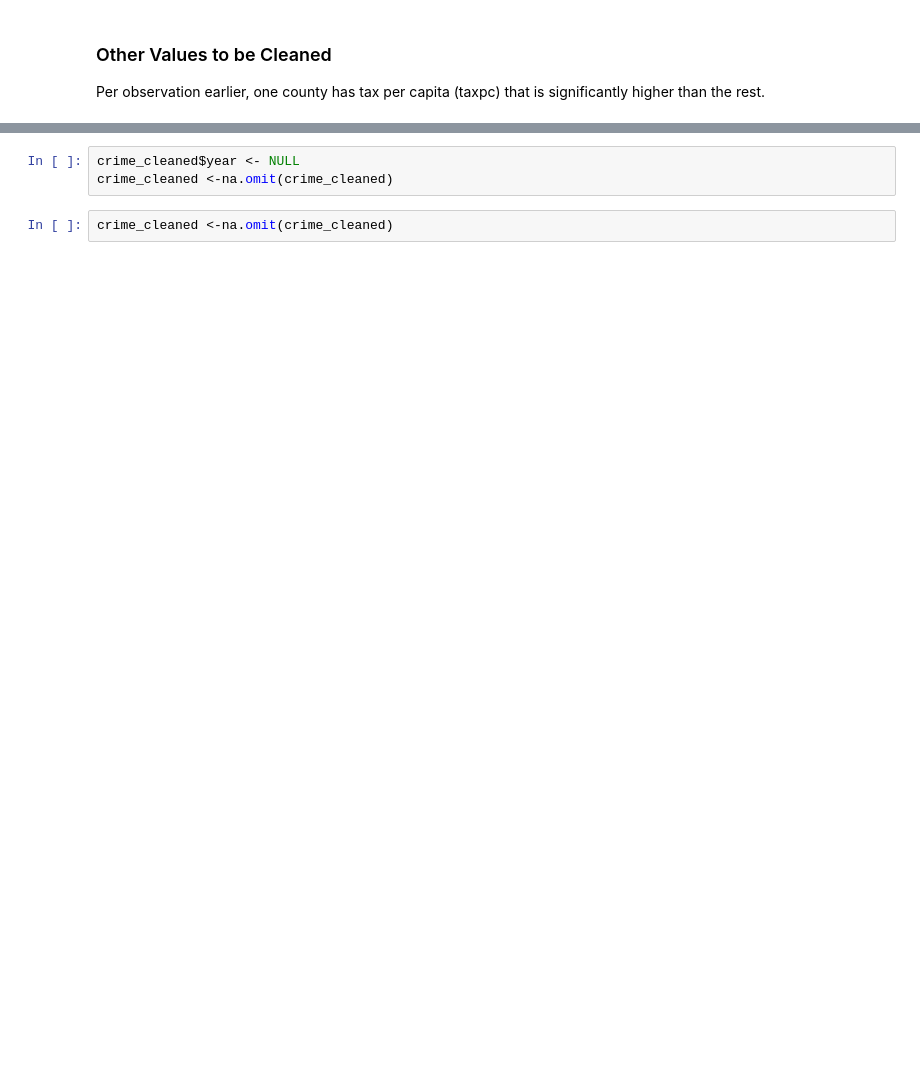
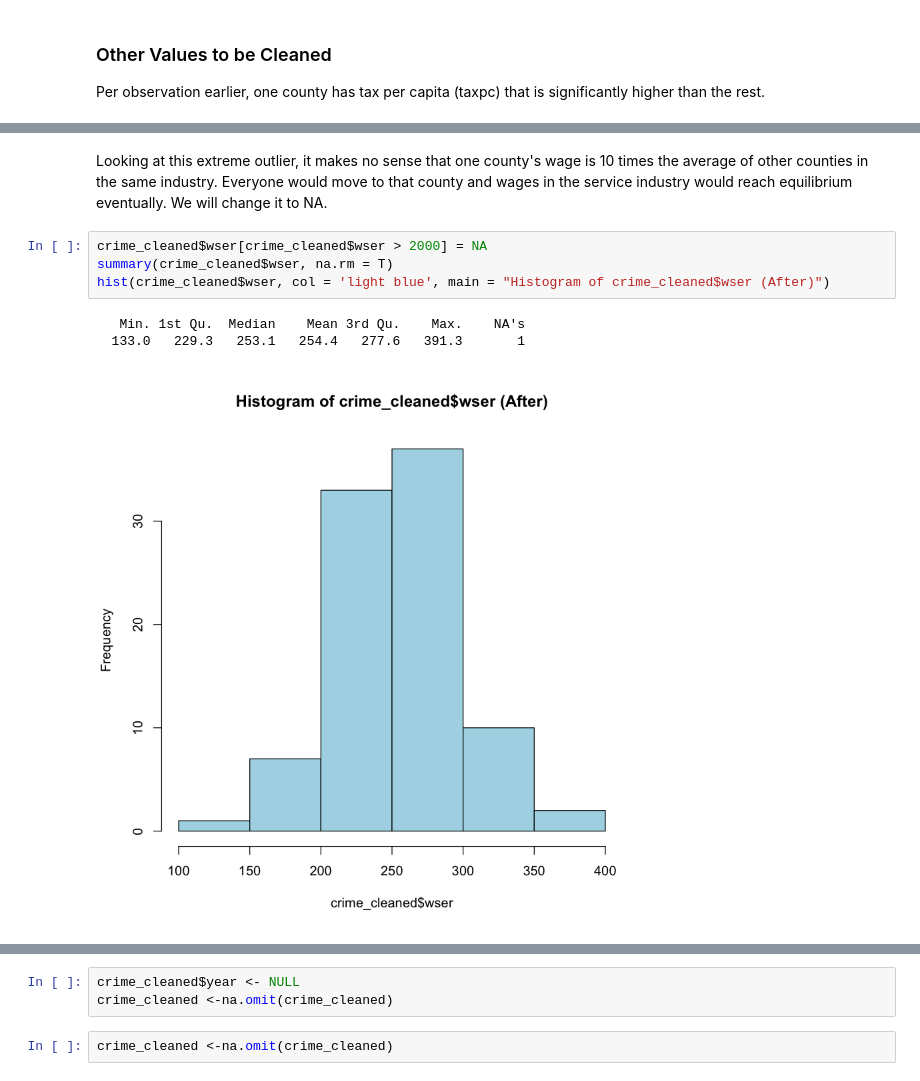
Before and after one commit to lucaschadwicklam97/lab_3_collab, a Jupyter notebook: Annabelle_Joy_Lucas_lab3_v2.ipynb, the cells around one changed output, grey strips where cells are left out. Cells and saved outputs as stored; diff of their text form; blank space fills up the shorter version.

```diff
--- a/Annabelle_Joy_Lucas_lab3_v2.ipynb
+++ b/Annabelle_Joy_Lucas_lab3_v2.ipynb
@@ -167,0 +172,10 @@ hist(crime_cleaned$wser, col='light blue')
+# %% [markdown]
+Looking at this extreme outlier, it makes no sense that one county's wage is 10 times the average of other counties in the same industry. Everyone would move to that county and wages in the service industry would reach equilibrium eventually. We will change it to NA.
+# %%
+crime_cleaned$wser[crime_cleaned$wser > 2000] = NA
+summary(crime_cleaned$wser, na.rm = T)
+hist(crime_cleaned$wser, col = 'light blue', main = "Histogram of crime_cleaned$wser (After)")
+# %% [output]
+   Min. 1st Qu.  Median    Mean 3rd Qu.    Max.    NA's
+  133.0   229.3   253.1   254.4   277.6   391.3       1
+[figure, added]
```
Also changed, not shown: parts of 33 cells of this notebook.
